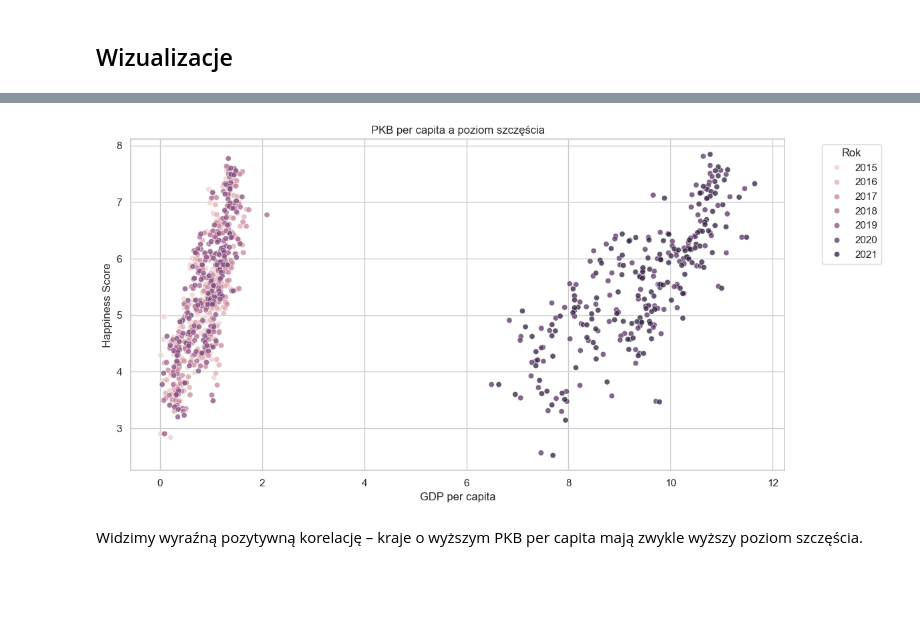
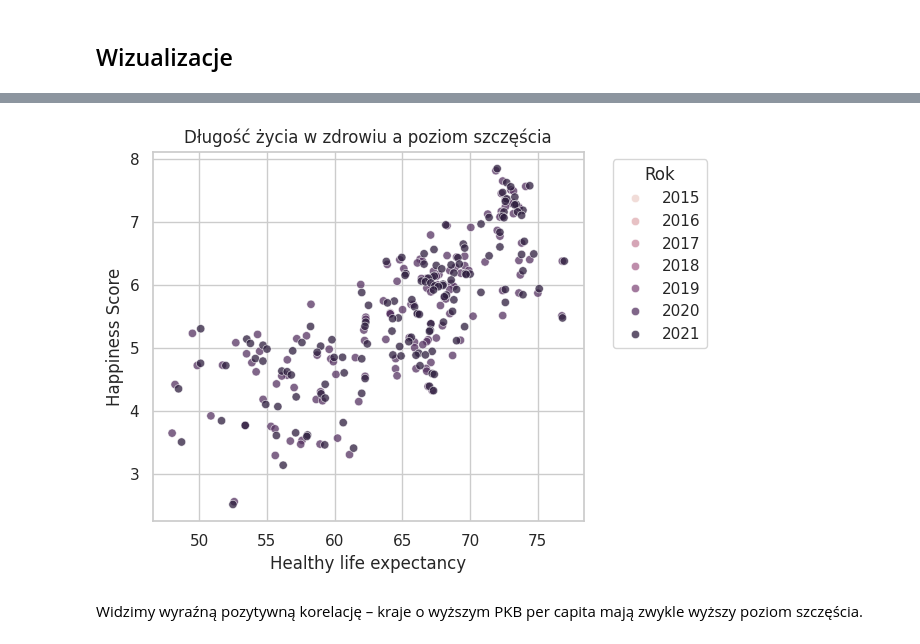
Before and after one commit to Kinga94/SAD_zadanie, a Jupyter notebook: SAD_world_happines_report.ipynb, the cells around one changed output, grey strips where cells are left out. Saved outputs shown, nothing was run; the diff lists cells and outputs as text; code cells hidden in the pictures; blank space fills up the shorter version.

```diff
--- a/SAD_world_happines_report.ipynb
+++ b/SAD_world_happines_report.ipynb
@@ -1020,6 +1061,6 @@ Dla jednej obserwacji wykonamy imputacje danej poprzes srednia z danego regionu.
 # %%
 # Pobranie regionu dla brakującego wiersza
-region_missing = missing_row["Region"].values[0]
+region_missing = df_final_no2022.loc[mask_missing, "Region"].values[0]
 
 # Obliczenie średniej z regionu (bez braków)
 regional_mean = df_final_no2022[
@@ -1027,11 +1068,11 @@ regional_mean = df_final_no2022[
     (df_final_no2022["Perceptions of corruption"].notnull())
 ]["Perceptions of corruption"].mean()
 
-# Zaokrąglenie do 3 miejsc po przecinku
-regional_mean = round(regional_mean, 3)
+# Zaokrąglenie do 5 miejsc po przecinku
+regional_mean = round(regional_mean, 5)
 
 # Imputacja
-df_final_no2022.loc[df_final_no2022["Perceptions of corruption"].isnull(), "Perceptions of corruption"] = regional_mean
+df_final_no2022.loc[mask_missing, "Perceptions of corruption"] = regional_mean
 
 # Sprawdzenie, czy brak został uzupełniony
 missing_after = df_final_no2022["Perceptions of corruption"].isnull().sum()
@@ -1228,0 +1215,9 @@ plt.show()
+# %%
+# Usunięcie oryginalnej kolumny i przypisanie wersji logarytmicznej pod nazwą 'GDP per capita'
+
+if "GDP_log_consistent" in df.columns:
+    df = df.drop(columns=["GDP per capita"], errors="ignore")
+    df["GDP per capita"] = df["GDP_log_consistent"]
+    df = df.drop(columns=["GDP_log_consistent"])
+# Potwierdzenie zmian
+df.columns
@@ -1228,0 +1325,12 @@ plt.show()
+# %%
+# Automatyczne czyszczenie danych: wartości < 30 traktujemy jako brak danych (NaN)
+df_cleaned_threshold = df.copy()
+df_cleaned_threshold.loc[df_cleaned_threshold["Healthy life expectancy"] < 30, "Healthy life expectancy"] = pd.NA
+
+# Sprawdzenie ile danych zostało usuniętych
+num_cleaned = df.shape[0] - df_cleaned_threshold["Healthy life expectancy"].count()
+
+# Wyświetlenie kilku przykładów po czyszczeniu
+sample_after_cleaning = df_cleaned_threshold[df_cleaned_threshold["Healthy life expectancy"].isna()].head()
+
+num_cleaned, sample_after_cleaning
@@ -1228,0 +1375,4 @@ plt.show()
+# %%
+# aktualizujemy te ceche w naszej ramce
+df_cleaned_threshold
+df = df_cleaned_threshold.copy()
@@ -1278,26 +1619,26 @@ dtype: int64
 # %%
 #df = df_final_no2022.copy()          # robocza kopia
 #sns.set(style="whitegrid")
 #plt.rcParams["figure.figsize"] = (10, 6)
 
 # -------------------------------------------------------------------
 # 1) PKB per capita vs. Happiness Score
 plt.figure()
 sns.scatterplot(
     data=df,
-    x="GDP per capita",
+    x="Healthy life expectancy",
     y="Happiness Score",
     hue="Year",
     alpha=0.75
 )
-plt.title("PKB per capita a poziom szczęścia")
-plt.xlabel("GDP per capita")
+plt.title("Długość życia w zdrowiu a poziom szczęścia")
+plt.xlabel("Healthy life expectancy")
 plt.ylabel("Happiness Score")
 plt.legend(title="Rok", bbox_to_anchor=(1.05, 1), loc="upper left")
 plt.tight_layout()
 plt.show()
 # %% [output]
-[figure, old version]
+[figure, new version]
 # %% [markdown]
  Widzimy wyraźną pozytywną korelację – kraje o wyższym PKB per capita mają zwykle wyższy poziom szczęścia.
 # %%
```
Also changed, not shown: parts of 107 cells of this notebook.
